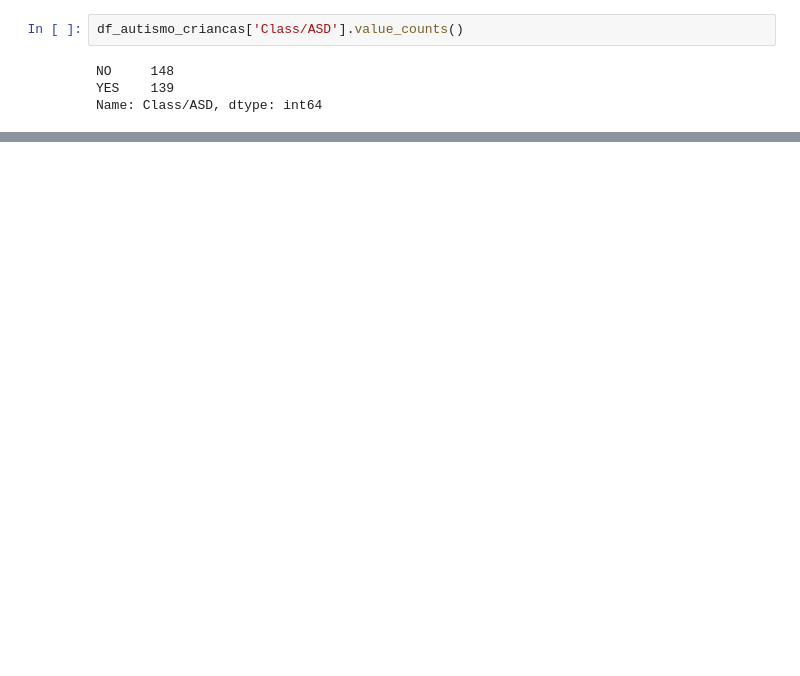
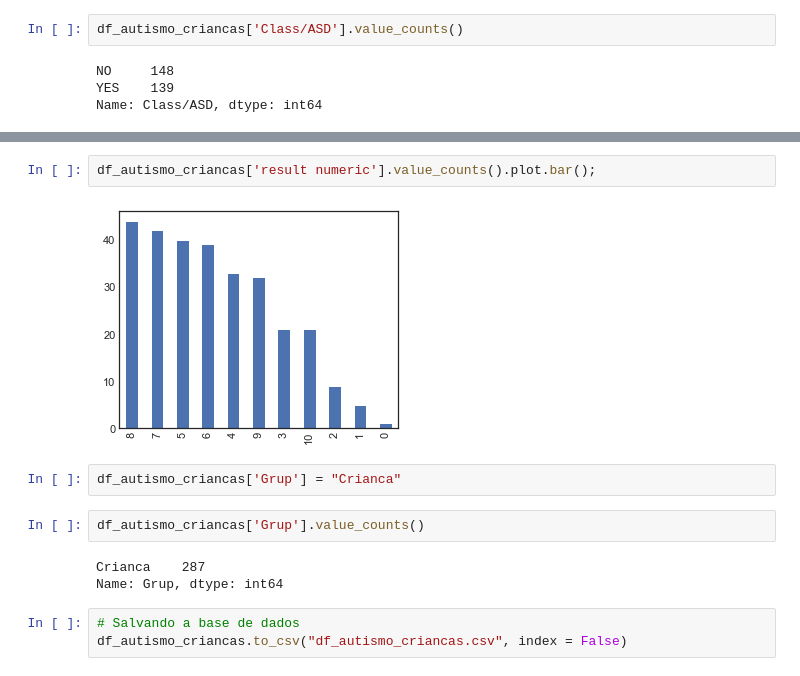
Before and after one commit to livyReis/tcc_autismo, a Jupyter notebook: Autism-Screening-Child-Data Plus Description/Explorando os dados_Autismo_crianças.ipynb, the cells around one changed output, grey strips where cells are left out. Cells and saved outputs as stored; diff of their text form; blank space fills up the shorter version.

Commit message:
Concatenando as bases de dados

```diff
--- a/Autism-Screening-Child-Data Plus Description/Explorando os dados_Autismo_crianças.ipynb
+++ b/Autism-Screening-Child-Data Plus Description/Explorando os dados_Autismo_crianças.ipynb
@@ -175,0 +203,14 @@ df_autismo_criancas['Class/ASD'].value_counts().plot.bar();
+# %%
+df_autismo_criancas['result numeric'].value_counts().plot.bar();
+# %% [output]
+[figure, added]
+# %%
+df_autismo_criancas['Grup'] = "Crianca"
+# %%
+df_autismo_criancas['Grup'].value_counts()
+# %% [output]
+Crianca    287
+Name: Grup, dtype: int64
+# %%
+# Salvando a base de dados
+df_autismo_criancas.to_csv("df_autismo_criancas.csv", index = False)
```
Also changed, not shown: parts of 10 cells of this notebook, 9 other files.
